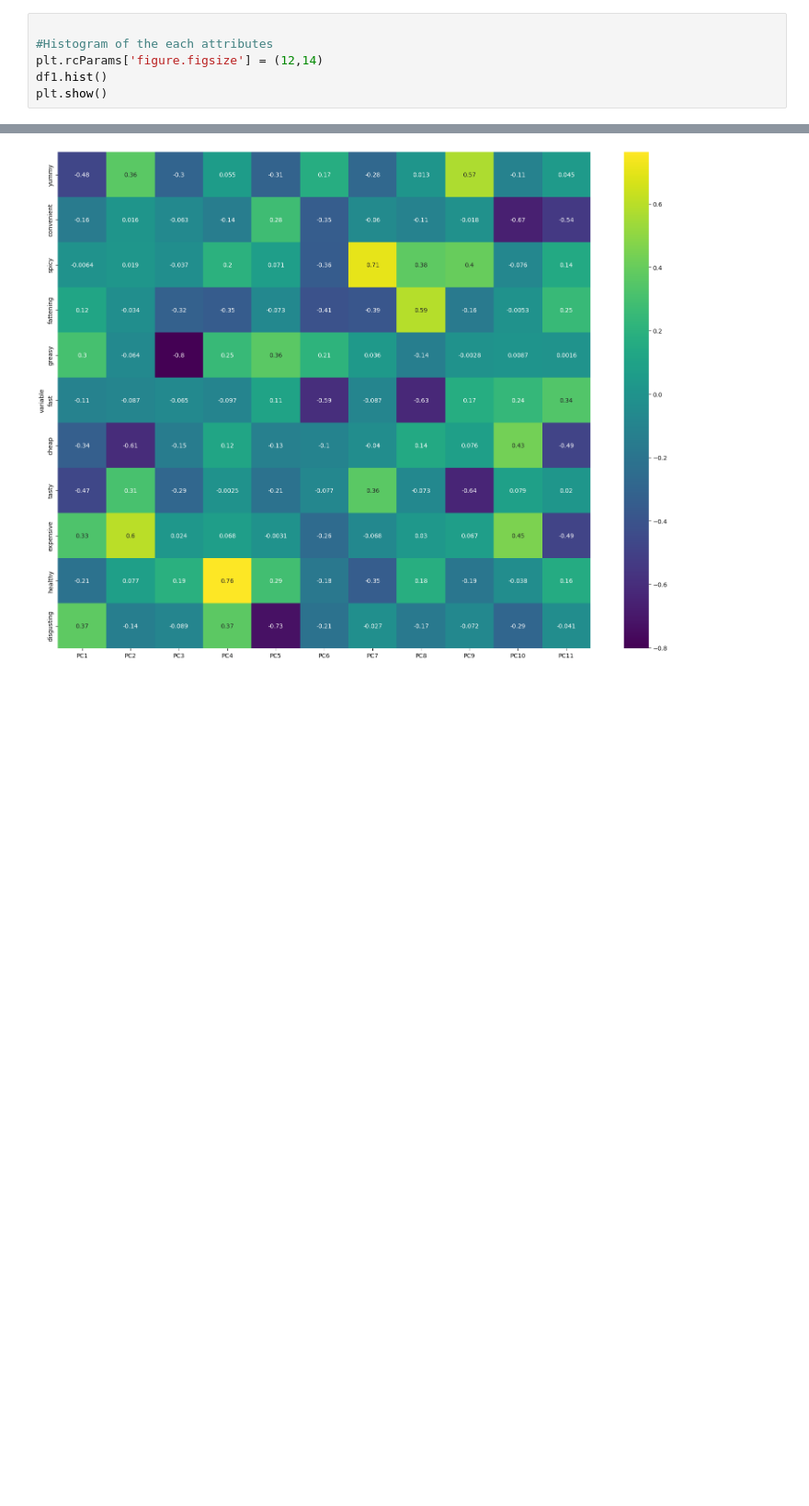
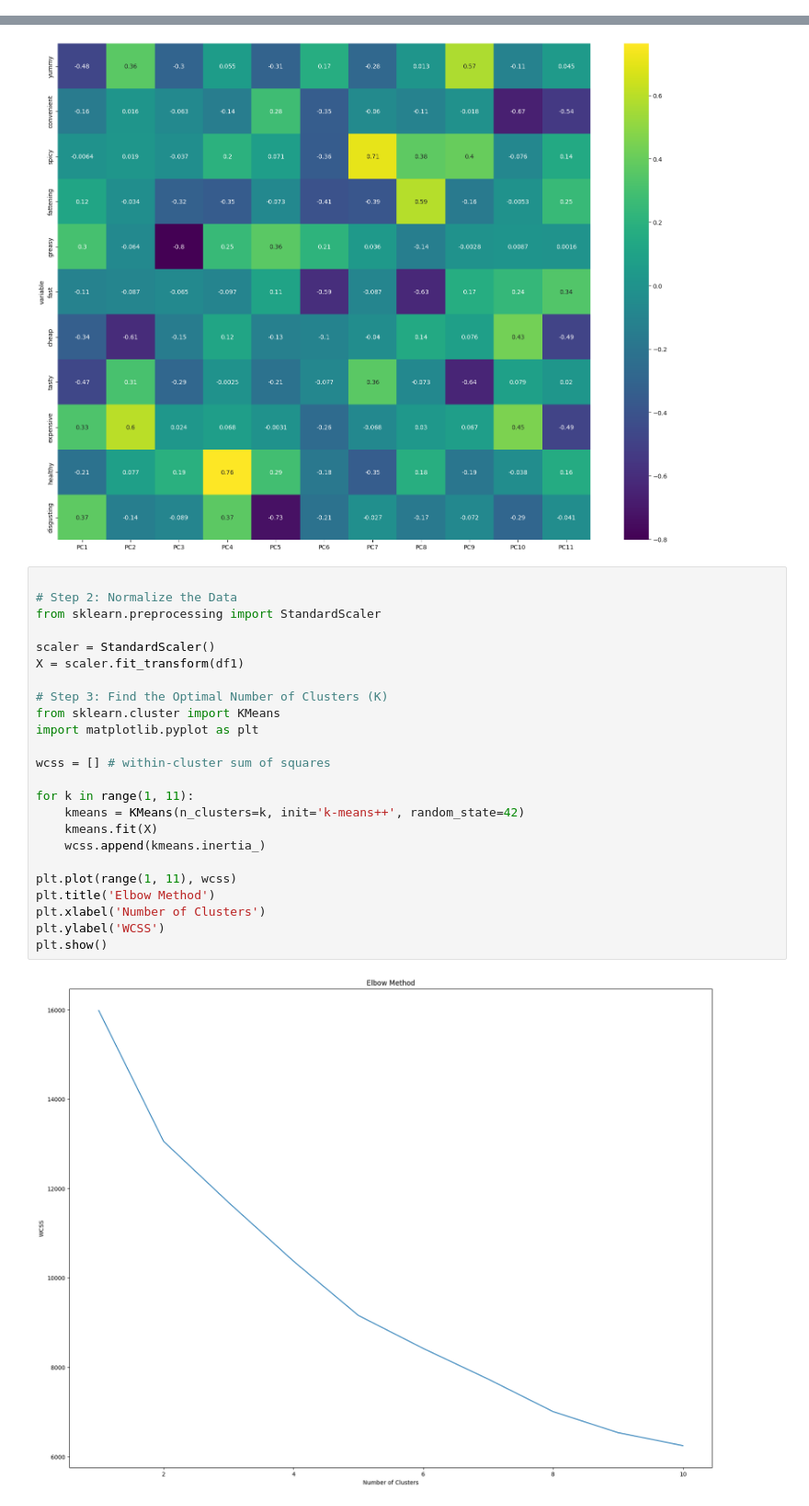
Before and after one commit to spandyy/Feynn-Labs-, a Jupyter notebook: Project 2/Mc Donald's_Task 2.ipynb, the cells around one changed output, grey strips where cells are left out. Shown at 92% size. Drawn from its saved outputs; the diff is of its cells as text; blank space fills up the shorter version.

```diff
--- a/Project 2/Mc Donald's_Task 2.ipynb
+++ b/Project 2/Mc Donald's_Task 2.ipynb
@@ -162,9 +159,3 @@ plt.show()
 loadings = MDx_pca.components_
 num_pc = MDx_pca.n_features_in_
 pc_list = ["PC"+str(i) for i in list(range(1, num_pc+1))]
-# %%
-
-#Histogram of the each attributes
-plt.rcParams['figure.figsize'] = (12,14)
-df1.hist()
-plt.show()
@@ -219,3 +208,29 @@ ax = sns.heatmap(loadings_df, annot=True, cmap='viridis')
 plt.show()
 # %% [output]
 [figure]
+# %%
+
+# Step 2: Normalize the Data
+from sklearn.preprocessing import StandardScaler
+
+scaler = StandardScaler()
+X = scaler.fit_transform(df1)
+
+# Step 3: Find the Optimal Number of Clusters (K)
+from sklearn.cluster import KMeans
+import matplotlib.pyplot as plt
+
+wcss = [] # within-cluster sum of squares
+
+for k in range(1, 11):
+    kmeans = KMeans(n_clusters=k, init='k-means++', random_state=42)
+    kmeans.fit(X)
+    wcss.append(kmeans.inertia_)
+
+plt.plot(range(1, 11), wcss)
+plt.title('Elbow Method')
+plt.xlabel('Number of Clusters')
+plt.ylabel('WCSS')
+plt.show()
+# %% [output]
+[figure, added]
```
Also changed, not shown: parts of 3 cells of this notebook.
